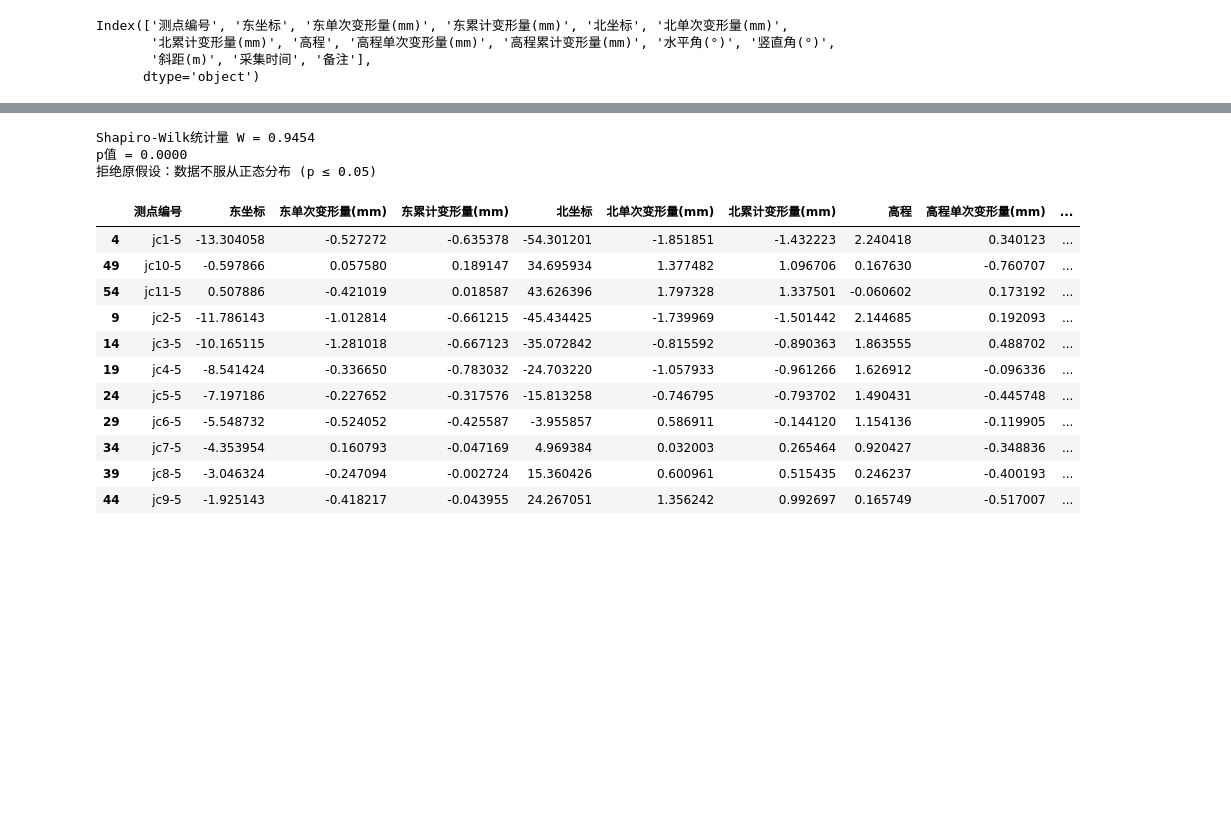
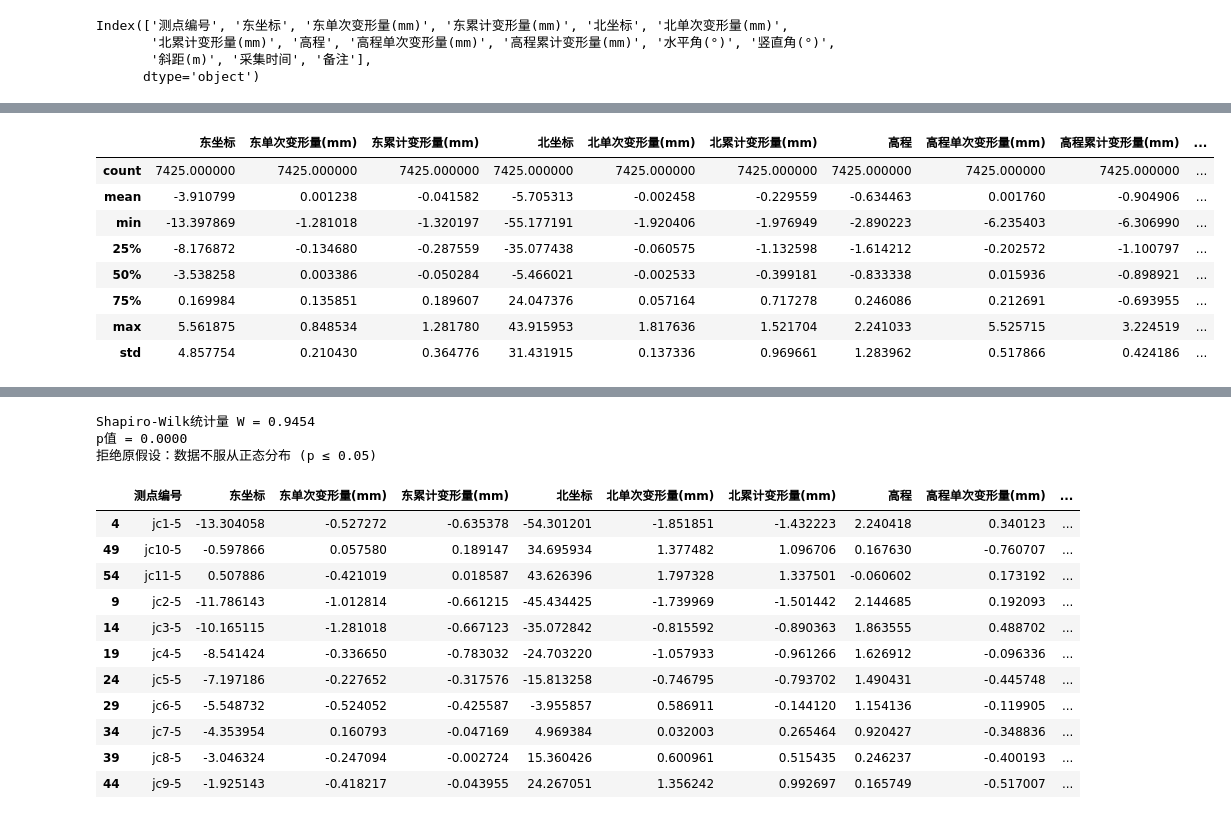
Before and after one commit to tongxl1208/ShenZhenSubwayProject, a Jupyter notebook: fastapi/画图/分析.ipynb, the cells around one changed output, grey strips where cells are left out. Cells and saved outputs as stored; diff of their text form; code cells hidden in the pictures; blank space fills up the shorter version.

```diff
--- a/fastapi/画图/分析.ipynb
+++ b/fastapi/画图/分析.ipynb
@@ -17,0 +27,2 @@ Index(['测点编号', '东坐标', '东单次变形量(mm)', '东累计变形
+# %%
+df_index = df.copy()
@@ -17,0 +45,13 @@ Index(['测点编号', '东坐标', '东单次变形量(mm)', '东累计变形
+# %%
+df_index[['测点编号', '东坐标', '东单次变形量(mm)', '东累计变形量(mm)', '北坐标', '北单次变形量(mm)',\
+          '北累计变形量(mm)', '高程', '高程单次变形量(mm)', '高程累计变形量(mm)', '采集时间']].describe()
+# %% [output]
+|  | 东坐标 | 东单次变形量(mm) | 东累计变形量(mm) | 北坐标 | 北单次变形量(mm) | 北累计变形量(mm) | 高程 | 高程单次变形量(mm) | 高程累计变形量(mm) | ... |
+| count | 7425.000000 | 7425.000000 | 7425.000000 | 7425.000000 | 7425.000000 | 7425.000000 | 7425.000000 | 7425.000000 | 7425.000000 | ... |
+| mean | -3.910799 | 0.001238 | -0.041582 | -5.705313 | -0.002458 | -0.229559 | -0.634463 | 0.001760 | -0.904906 | ... |
+| min | -13.397869 | -1.281018 | -1.320197 | -55.177191 | -1.920406 | -1.976949 | -2.890223 | -6.235403 | -6.306990 | ... |
+| 25% | -8.176872 | -0.134680 | -0.287559 | -35.077438 | -0.060575 | -1.132598 | -1.614212 | -0.202572 | -1.100797 | ... |
+| 50% | -3.538258 | 0.003386 | -0.050284 | -5.466021 | -0.002533 | -0.399181 | -0.833338 | 0.015936 | -0.898921 | ... |
+| 75% | 0.169984 | 0.135851 | 0.189607 | 24.047376 | 0.057164 | 0.717278 | 0.246086 | 0.212691 | -0.693955 | ... |
+| max | 5.561875 | 0.848534 | 1.281780 | 43.915953 | 1.817636 | 1.521704 | 2.241033 | 5.525715 | 3.224519 | ... |
+| std | 4.857754 | 0.210430 | 0.364776 | 31.431915 | 0.137336 | 0.969661 | 1.283962 | 0.517866 | 0.424186 | ... |
```
Also changed, not shown: parts of 12 cells of this notebook, 7 other files.
